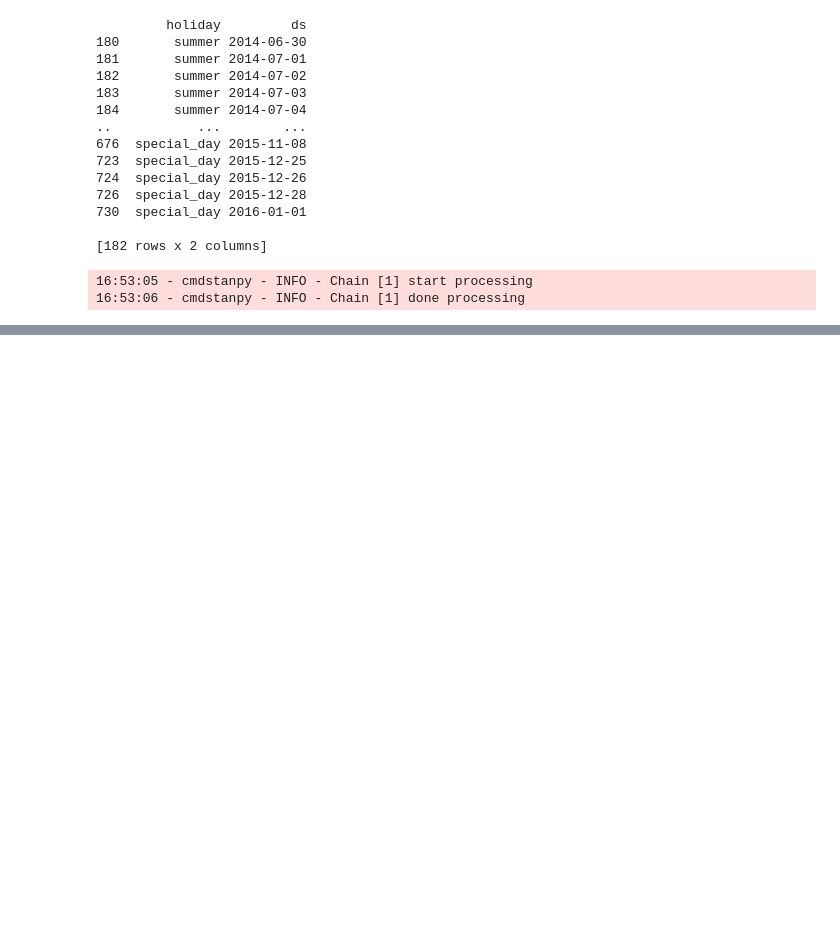
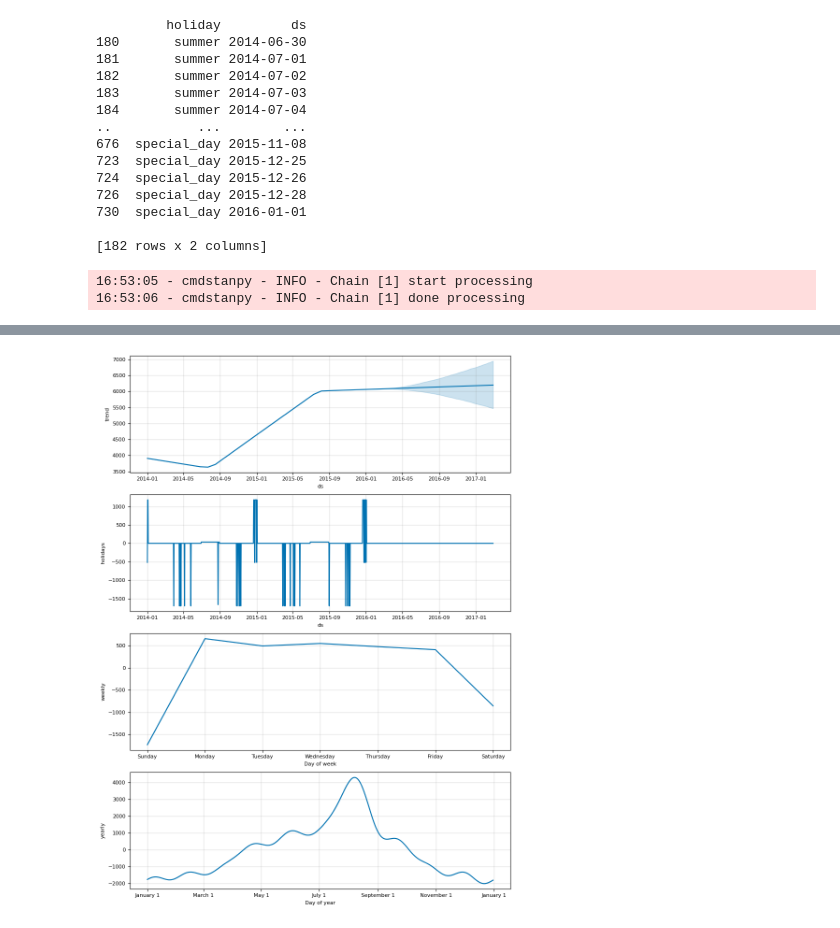
Before and after one commit to didulanthaisuru/TeleCall_Forecast, a Jupyter notebook: forecast-2-prophet.ipynb, the cells around one changed output, grey strips where cells are left out. Saved outputs shown, nothing was run; the diff lists cells and outputs as text; code cells hidden in the pictures; blank space fills up the shorter version.

```diff
--- a/forecast-2-prophet.ipynb
+++ b/forecast-2-prophet.ipynb
@@ -253,0 +308,4 @@ forecast = model.fit(df)
+# %%
+fig2=model.plot_components(forecast)
+# %% [output]
+[figure, added]
```
Also changed, not shown: parts of 15 cells of this notebook.
